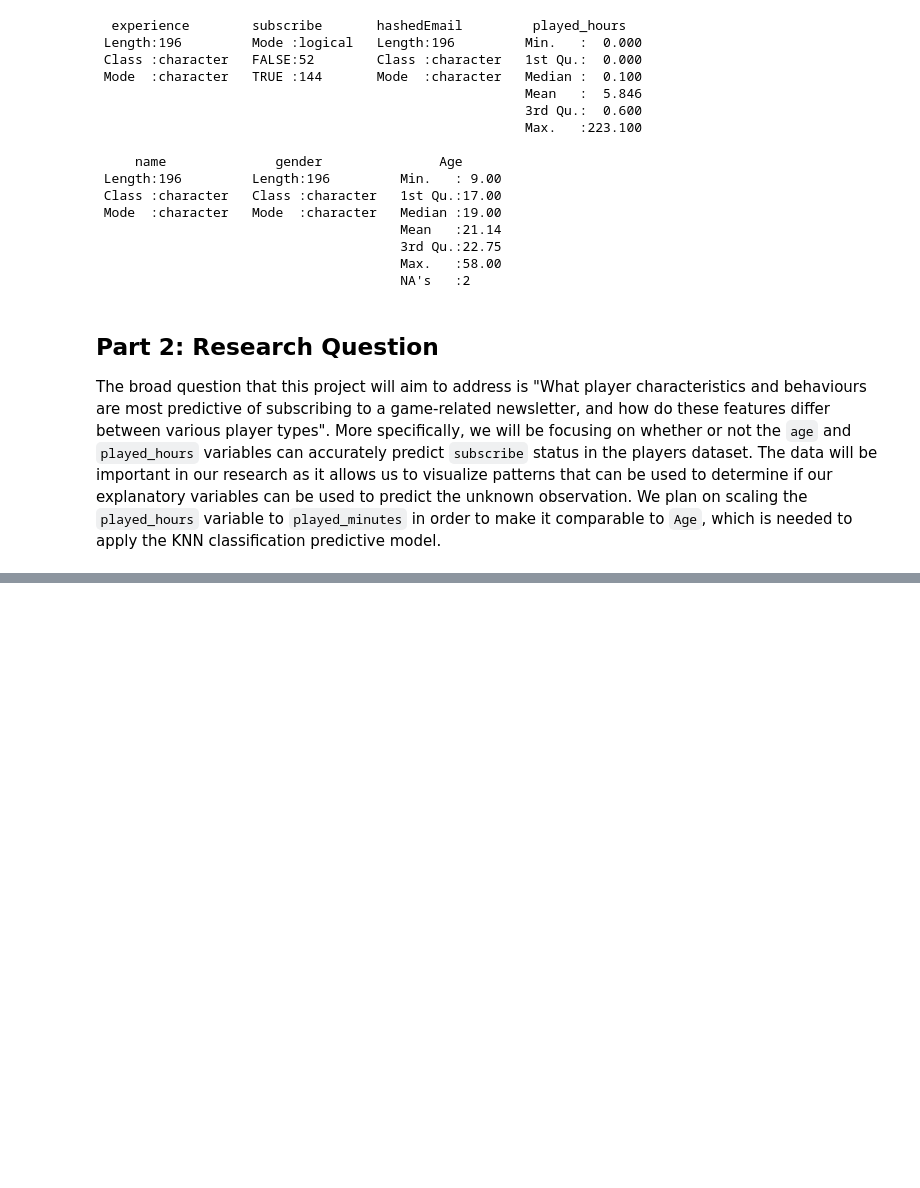
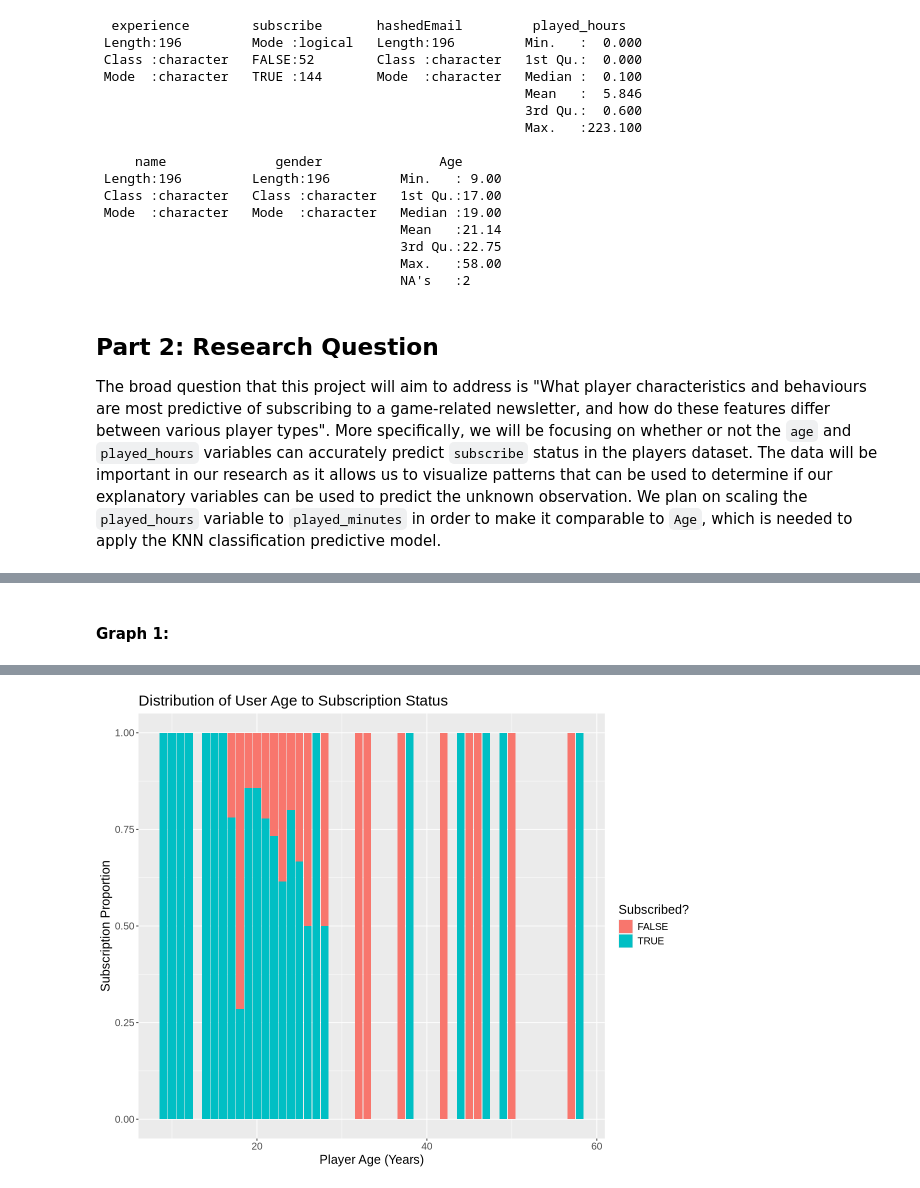
Before and after one commit to abllry07/individual_project, a Jupyter notebook: data_analysis.ipynb, the cells around one changed output, grey strips where cells are left out. Drawn from its saved outputs; the diff is of its cells as text; code cells hidden in the pictures; blank space fills up the shorter version.

```diff
--- a/data_analysis.ipynb
+++ b/data_analysis.ipynb
@@ -90,0 +105,13 @@ The broad question that this project will aim to address is "What player charact
+# %% [markdown]
+#### **Graph 1:**
+# %%
+# Subscription status against Age graph
+options(repr.plot.width = 10, repr.plot.height = 8)
+
+players_plot1 <- players |>
+    ggplot(aes(x = Age, fill = subscribe)) +
+    geom_bar(position = "fill") +
+    labs(x = "Player Age (Years)", y = "Subscription Proportion", title = "Distribution of User Age to Subscription Status", fill = "Subscribed?") +
+    theme(text = element_text(size = 15))
+players_plot1
+# %% [output]
@@ -90,0 +120 @@ The broad question that this project will aim to address is "What player charact
+[figure, added]
```
Also changed, not shown: parts of 7 cells of this notebook.
